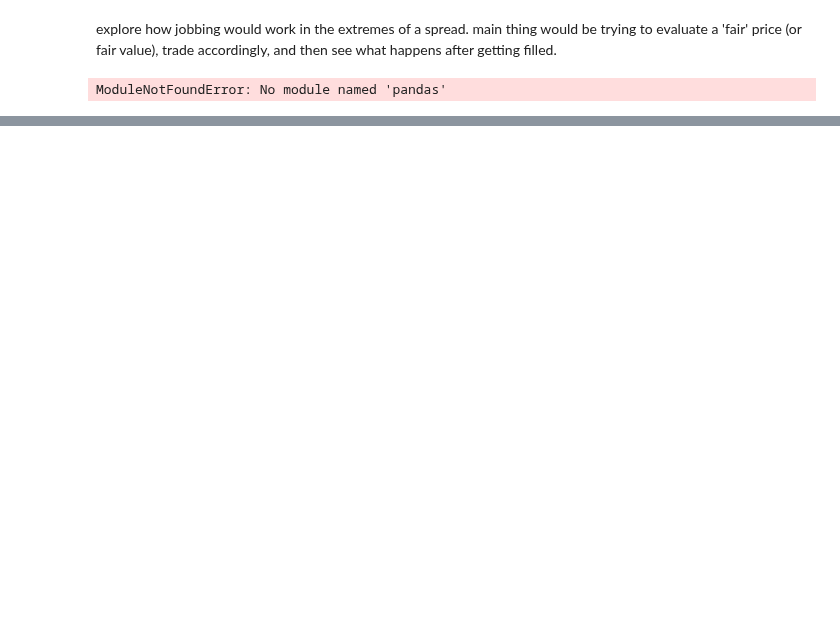
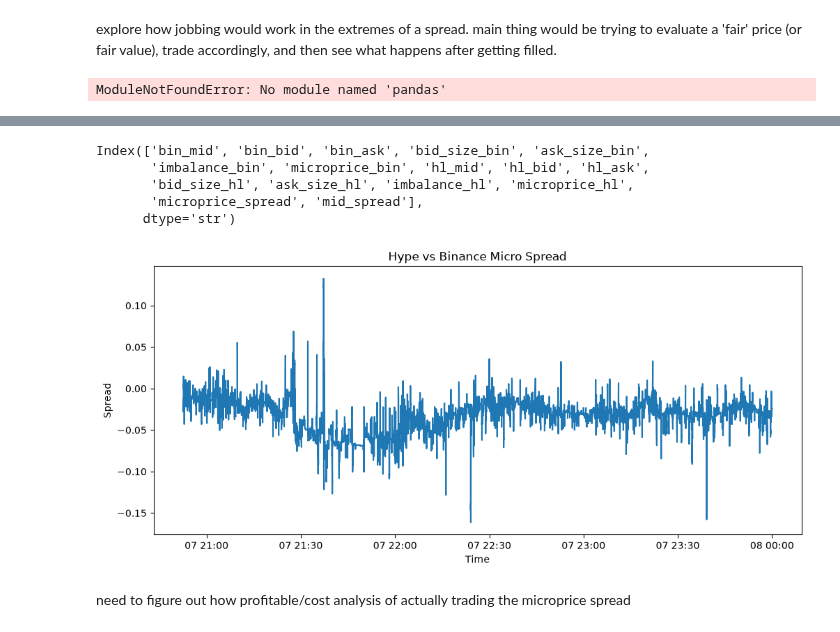
Before and after one commit to aliquid-novi/crypto_research, a Jupyter notebook: jobbing_based.ipynb, the cells around one changed output, grey strips where cells are left out. Saved outputs shown, nothing was run; the diff lists cells and outputs as text; code cells hidden in the pictures; blank space fills up the shorter version.

```diff
--- a/jobbing_based.ipynb
+++ b/jobbing_based.ipynb
@@ -9,0 +21,24 @@ ModuleNotFoundError: No module named 'pandas'
+# %%
+b_1min = (
+    bin_hype[["mid", "bid", 'ask', 'bid_size', 'ask_size', 'imbalance', 'microprice']]
+    .resample("150ms")
+    .last()
+    .ffill()
+    .rename(columns={"mid": "bin_mid", "bid": "bin_bid", "ask":"bin_ask",
+                    'bid_size':'bid_size_bin', 'ask_size':'ask_size_bin',
+                    'imbalance':'imbalance_bin', 'microprice':'microprice_bin'})
+)
+
+h_1min = (
+    hl_hype[["mid", "bid", "ask", 'bid_size', 'ask_size', 'imbalance', 'microprice']]
+    .resample("150ms")
+    .last()
+    .ffill()
+    .rename(columns={"mid": "hl_mid", "bid": "hl_bid", "ask":"hl_ask",
+                    'bid_size':'bid_size_hl', 'ask_size':'ask_size_hl',
+                    'imbalance':'imbalance_hl', 'microprice':'microprice_hl'})
+)
+
+# Merge them on their timestamp indexes
+df = b_1min.join(h_1min, how="inner")
+df.tail()
@@ -9,0 +53,4 @@ ModuleNotFoundError: No module named 'pandas'
+# %%
+df['microprice_spread'] = df['microprice_hl'] - df['microprice_bin']
+df['mid_spread'] = df['hl_mid'] - df['bin_mid']
+df.head()
@@ -9,0 +65,23 @@ ModuleNotFoundError: No module named 'pandas'
+# %%
+df.columns
+# %% [output]
+Index(['bin_mid', 'bin_bid', 'bin_ask', 'bid_size_bin', 'ask_size_bin',
+       'imbalance_bin', 'microprice_bin', 'hl_mid', 'hl_bid', 'hl_ask',
+       'bid_size_hl', 'ask_size_hl', 'imbalance_hl', 'microprice_hl',
+       'microprice_spread', 'mid_spread'],
+      dtype='str')
+# %%
+plot = df['microprice_spread'].iloc[-75_000:]
+
+fig, ax = plt.subplots(figsize = (12,5))
+
+ax.plot(plot.index, plot.to_numpy())
+ax.set_title("Hype vs Binance Micro Spread")
+ax.set_xlabel("Time")
+ax.set_ylabel("Spread")
+
+plt.show()
+# %% [output]
+[figure, added]
+# %% [markdown]
+need to figure out how profitable/cost analysis of actually trading the microprice spread
```
Also changed, not shown: parts of 13 cells of this notebook, 3 other files.
